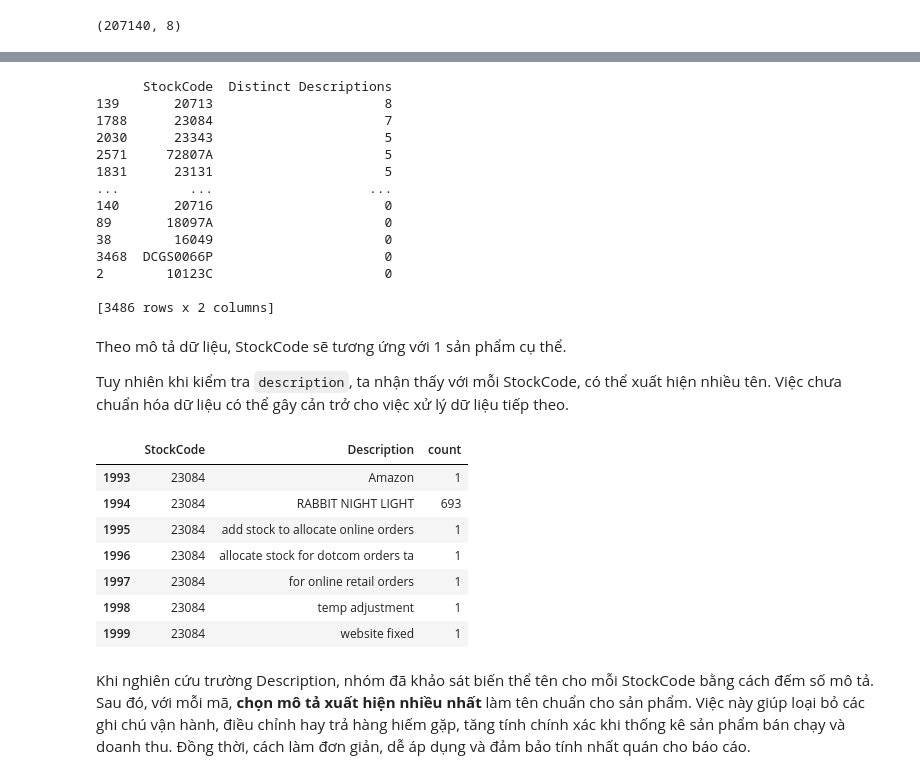
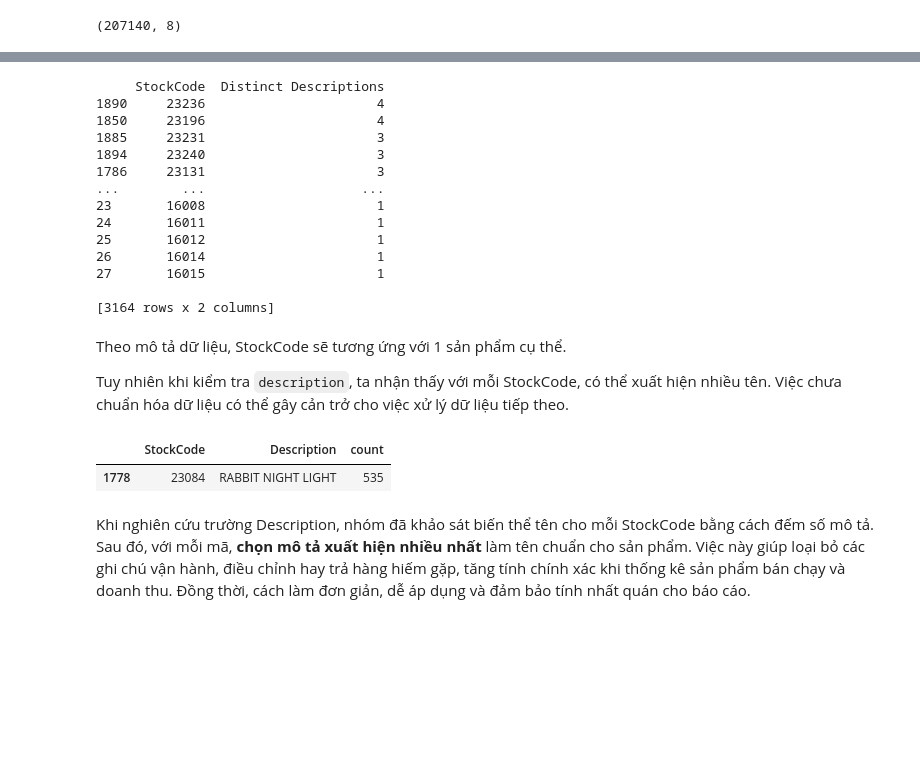
Before and after one commit to caboifvd/Pentabytes, a Jupyter notebook: Online_Retail_Analysis_Project.ipynb, the cells around one changed output, grey strips where cells are left out. Cells and saved outputs as stored; diff of their text form; code cells hidden in the pictures; blank space fills up the shorter version.

```diff
--- a/Online_Retail_Analysis_Project.ipynb
+++ b/Online_Retail_Analysis_Project.ipynb
@@ -172,42 +172,36 @@ df1.head()
 | 245907 | 558638 | 22674 | FRENCH TOILET SIGN BLUE METAL | 12 | 2011-07-01 08:16:00 | 1.25 | 16317.0 | United Kingdom |
 # %%
 #Kiểm tra xem 1 StockCode có bao nhiêu description (Tên sản phẩm)
-Stockcode_Des_counts = df.groupby('StockCode')['Description'].nunique().reset_index() .sort_values(by='Description', ascending=False).rename(columns={'Description': 'Distinct Descriptions'})
+Stockcode_Des_counts = df1.groupby('StockCode')['Description'].nunique().reset_index() .sort_values(by='Description', ascending=False).rename(columns={'Description': 'Distinct Descriptions'})
 
 print(Stockcode_Des_counts)
 # %% [output]
-      StockCode  Distinct Descriptions
-139       20713                      8
-1788      23084                      7
-2030      23343                      5
-2571     72807A                      5
-1831      23131                      5
-...         ...                    ...
-140       20716                      0
-89       18097A                      0
-38        16049                      0
-3468  DCGS0066P                      0
-2        10123C                      0
+     StockCode  Distinct Descriptions
+1890     23236                      4
+1850     23196                      4
+1885     23231                      3
+1894     23240                      3
+1786     23131                      3
+...        ...                    ...
+23       16008                      1
+24       16011                      1
+25       16012                      1
+26       16014                      1
+27       16015                      1
 
-[3486 rows x 2 columns]
+[3164 rows x 2 columns]
 # %% [markdown]
 Theo mô tả dữ liệu, StockCode sẽ tương ứng với 1 sản phẩm cụ thể.
 
 Tuy nhiên khi kiểm tra `description`, ta nhận thấy với mỗi StockCode, có thể xuất hiện nhiều tên. Việc chưa chuẩn hóa dữ liệu có thể gây cản trở cho việc xử lý dữ liệu tiếp theo.
 # %%
 # Chọn 1 Stockcode để nghiên cứu
-stockcode_counts = df.groupby(['StockCode', 'Description'])['Description'].count().reset_index(name='count')
+stockcode_counts = df1.groupby(['StockCode', 'Description'])['Description'].count().reset_index(name='count')
 result = stockcode_counts[stockcode_counts['StockCode'] == '23084']
 result
 # %% [output]
 |  | StockCode | Description | count |
-| 1993 | 23084 | Amazon | 1 |
-| 1994 | 23084 | RABBIT NIGHT LIGHT | 693 |
-| 1995 | 23084 | add stock to allocate online orders | 1 |
-| 1996 | 23084 | allocate stock for dotcom orders ta | 1 |
-| 1997 | 23084 | for online retail orders | 1 |
-| 1998 | 23084 | temp adjustment | 1 |
-| 1999 | 23084 | website fixed | 1 |
+| 1778 | 23084 | RABBIT NIGHT LIGHT | 535 |
 # %% [markdown]
 Khi nghiên cứu trường Description, nhóm đã khảo sát biến thể tên cho mỗi StockCode bằng cách đếm số mô tả. Sau đó, với mỗi mã, **chọn mô tả xuất hiện nhiều nhất** làm tên chuẩn cho sản phẩm. Việc này giúp loại bỏ các ghi chú vận hành, điều chỉnh hay trả hàng hiếm gặp, tăng tính chính xác khi thống kê sản phẩm bán chạy và doanh thu. Đồng thời, cách làm đơn giản, dễ áp dụng và đảm bảo tính nhất quán cho báo cáo.
 # %%
```
